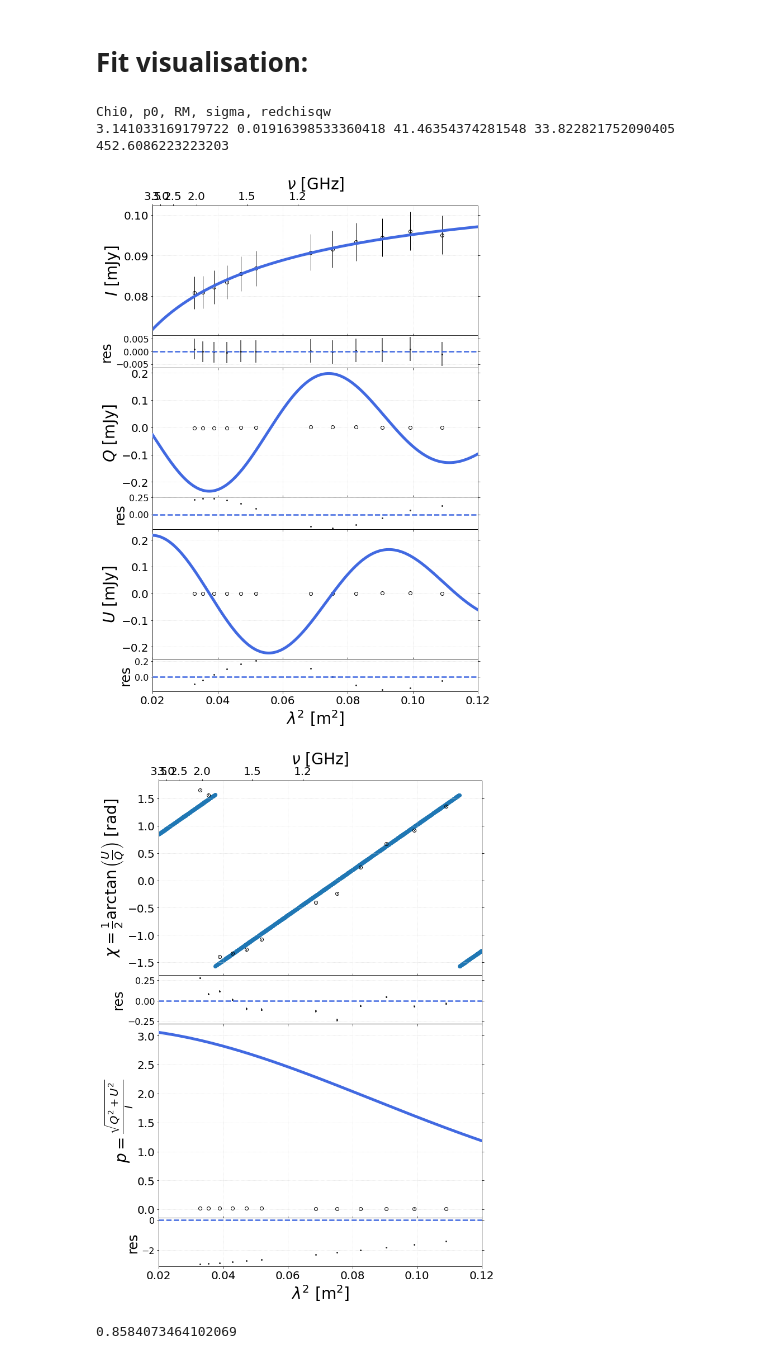
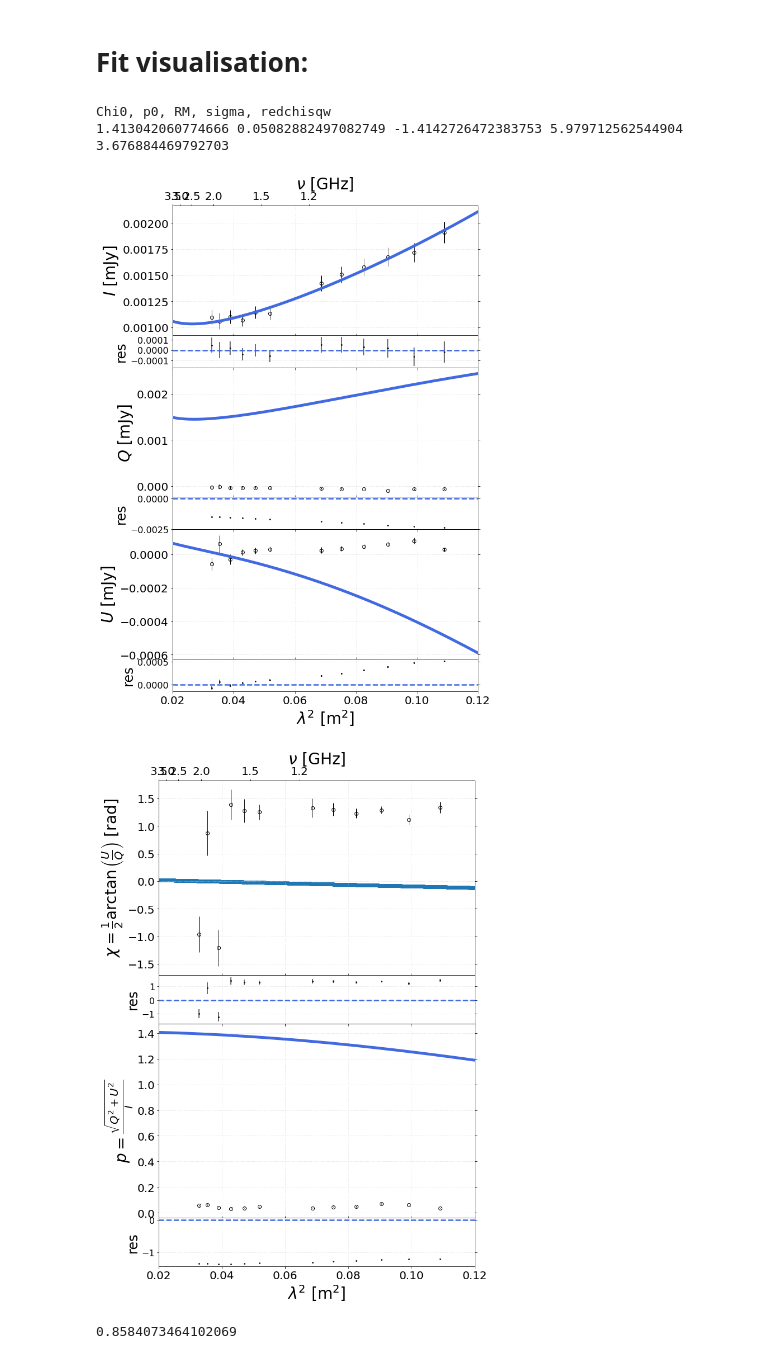
Before and after one commit to Woutmg/Meerkat_FracPol_New, a Jupyter notebook: MCMC_analyser.ipynb, the cells around one changed output. Cells and saved outputs as stored; diff of their text form; code cells hidden in the pictures.

```diff
--- a/MCMC_analyser.ipynb
+++ b/MCMC_analyser.ipynb
@@ -68,24 +68,24 @@ p_select = linpol_select/I_select
 p_select_err = p_select*np.sqrt((0*linpol_select_err/linpol_select)**2 + (I_unc_select/I_select)**2)
 
 directory = r'/net/vdesk/data2/GoesaertW/Meerkat_Data/Abell_85/'
-norm_fit = np.load(directory+'Abell85_mcmc_Inorm.npy')
-spix_fit = np.load(directory+'Abell85_mcmc_Ispix.npy')
-curv_fit = np.load(directory+'Abell85_mcmc_Icurv.npy')
-p0_fit = np.load(directory+'Abell85_mcmc_p0.npy')
-chi0_fit = np.load(directory+'Abell85_mcmc_chi0.npy')
-RM_fit = np.load(directory+'Abell85_mcmc_RM.npy')
-sigma_fit = np.load(directory+'Abell85_mcmc_sigma.npy')
+norm_fit = np.load(directory+'Abell85_mcmc_Inorm_chi01p7.npy')
+spix_fit = np.load(directory+'Abell85_mcmc_Ispix_chi01p7.npy')
+curv_fit = np.load(directory+'Abell85_mcmc_Icurv_chi01p7.npy')
+p0_fit = np.load(directory+'Abell85_mcmc_p0_chi01p7.npy')
+chi0_fit = np.load(directory+'Abell85_mcmc_chi0_chi01p7.npy')
+RM_fit = np.load(directory+'Abell85_mcmc_RM_chi01p7.npy')
+sigma_fit = np.load(directory+'Abell85_mcmc_sigma_chi01p7.npy')
 
-redchisq_QU_list = np.load(directory+'Abell85_mcmc_QUchisqw.npy')
-redchisq_I_list = np.load(directory+'Abell85_mcmc_Ichisqw.npy')
+redchisq_QU_list = np.load(directory+'Abell85_mcmc_QUchisqw_chi01p7.npy')
+redchisq_I_list = np.load(directory+'Abell85_mcmc_Ichisqw_chi01p7.npy')
 
-norm_list = norm_list[:,0]
-spix_list = spix_list[:,0]
-curv_list = curv_list[:,0]
-p0_list = p0_list[:,0]
-chi0_list = chi0_list[:,0]
-RM_list = RM_list[:,0]
-sigma_list = sigma_list[:,0]
+norm_list = norm_fit[:,0]
+spix_list = spix_fit[:,0]
+curv_list = curv_fit[:,0]
+p0_list = p0_fit[:,0]
+chi0_list = chi0_fit[:,0]
+RM_list = RM_fit[:,0]
+sigma_list = sigma_fit[:,0]
 
 def uncertainty(array):
     return np.mean(np.abs(array[:,1:]), axis=1)
@@ -191,9 +197,10 @@ conf_int = scipy.stats.chi2.cdf(sigma**2,1)
 red_chi_lim = scipy.stats.chi2.ppf(conf_int, 20)/20
 print('reduced chisqw at 5 sigma is: ' + str(red_chi_lim))
 
-mask_inspec = np.argwhere((sigma_list<200)&(redchisq_QU_list < 3))#&(p0_list>0.02)\
+mask_inspec = np.argwhere((sigma_list<200)&(redchisq_QU_list < 100))#&(p0_list>0.02)\
                           #&(p0_list<0.5)&(sigma_unc_list/sigma_list< 1)&(np.abs(RM_unc_list/RM_list< 1))\
                           #&(p0_unc_list/p0_list< 1)&(chi0_unc_list/chi0_list< 1))[:,0]
-print(len(mask_inspec))
+mask_inspec = mask_inspec[:,0]
+print(np.shape(mask_inspec))
 # %% [output]
 reduced chisqw at 5 sigma is: 5.829015193547232
@@ -390,19 +411,19 @@ plt.show()
 # %% [markdown]
 # Fit visualisation:
 # %%
-number = 44#mask_inspec[1]
+number = mask_inspec[1]
 print('Chi0, p0, RM, sigma, redchisqw')
 print(chi0_list[number], p0_list[number], RM_list[number], sigma_list[number], redchisq_QU_list[number])
 mcmc_plots.plots('ExtDepol', 'depolfit_test', lamb**2, norm_list[number], spix_list[number], curv_list[number]\
             , chi0_list[number], p0_list[number], RM_list[number], np.sqrt(sigma_list[number]), I_select[:,number]\
             , I_unc_select[:,number], Q_select[:,number], Q_unc_select[:,number], U_select[:,number], U_unc_select[:,number]\
             , angles_select[:,number], angles_select_err[:,number], p_select[:,number]\
             , p_select_err[:,number], xlim=[0.02, 0.12], imgformat="pdf",saveplot=False)
 # %% [output]
 Chi0, p0, RM, sigma, redchisqw
-3.141033169179722 0.01916398533360418 41.46354374281548 33.822821752090405 452.6086223223203
+1.413042060774666 0.05082882497082749 -1.4142726472383753 5.979712562544904 3.676884469792703
-[figure, old version]
+[figure, new version]
-[figure, old version]
+[figure, new version]
 # %%
 print(4 % np.pi)
 # %% [output]
```
Also changed, not shown: parts of 11 cells of this notebook, 4 other files.
